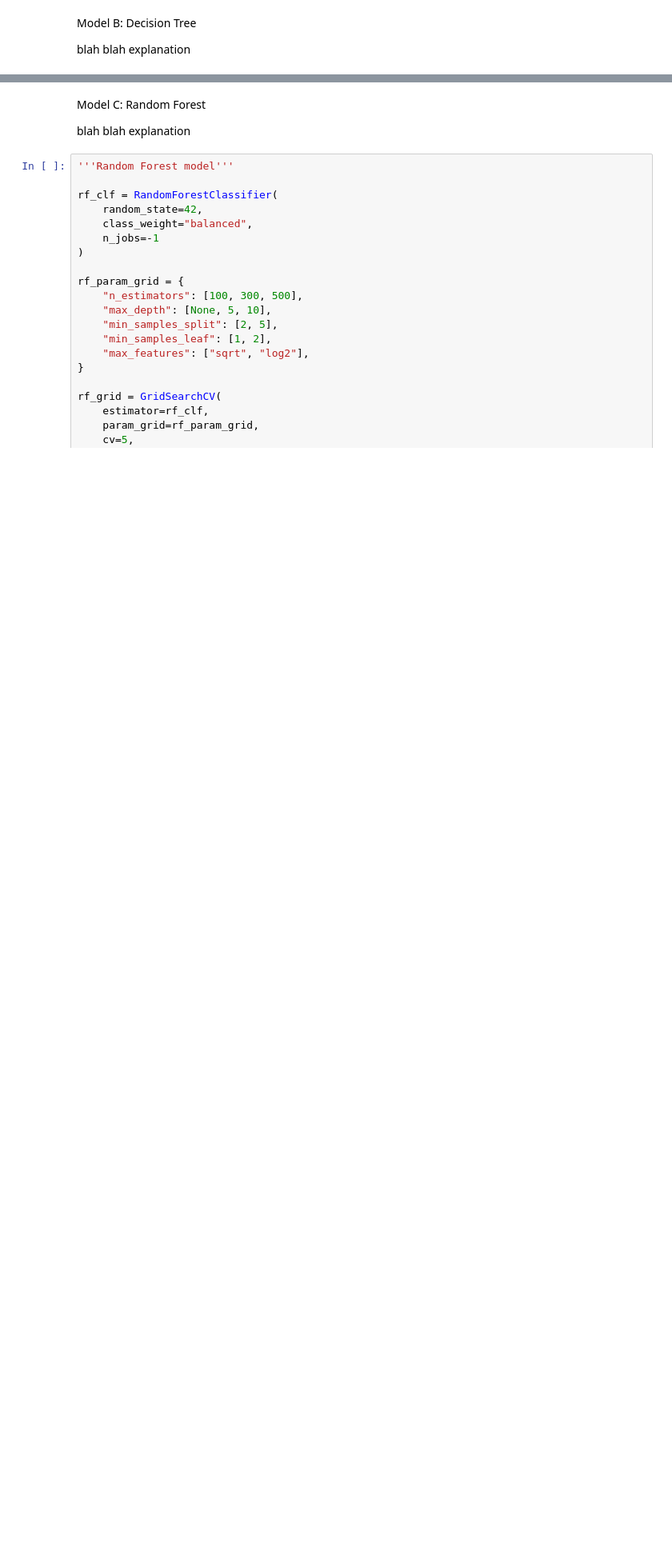
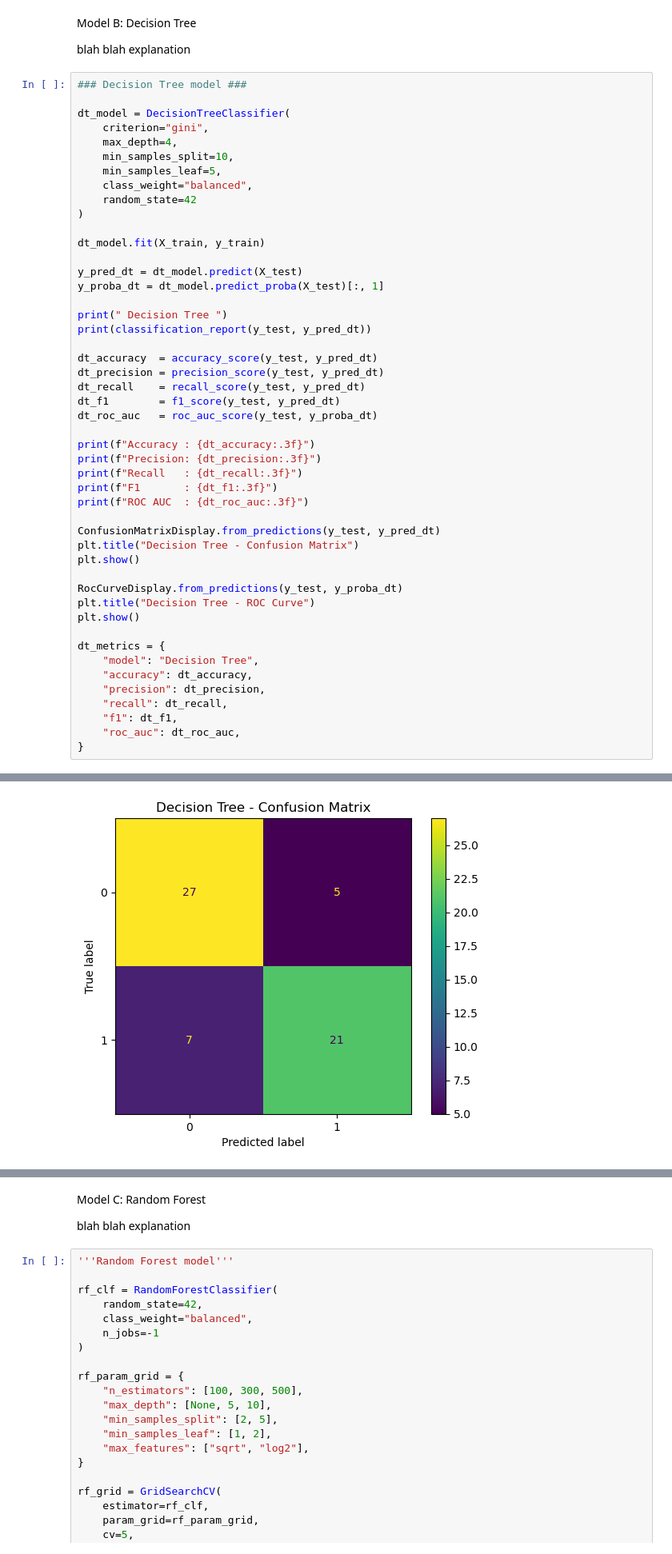
Before and after one commit to vinhbin/heartdiseaseDS, a Jupyter notebook: modeling_nb.ipynb, the cells around one changed output, grey strips where cells are left out. Shown at 80% size. Cells and saved outputs as stored; diff of their text form; blank space fills up the shorter version.

```diff
--- a/modeling_nb.ipynb
+++ b/modeling_nb.ipynb
@@ -408,3 +481,52 @@ ROC AUC  : 0.944
 Model B: Decision Tree
 
 blah blah explanation
+# %%
+### Decision Tree model ###
+
+dt_model = DecisionTreeClassifier(
+    criterion="gini",
+    max_depth=4,
+    min_samples_split=10,
+    min_samples_leaf=5,
+    class_weight="balanced",
+    random_state=42
+)
+
+dt_model.fit(X_train, y_train)
+
+y_pred_dt = dt_model.predict(X_test)
+y_proba_dt = dt_model.predict_proba(X_test)[:, 1]
+
+print(" Decision Tree ")
+print(classification_report(y_test, y_pred_dt))
+
+dt_accuracy  = accuracy_score(y_test, y_pred_dt)
+dt_precision = precision_score(y_test, y_pred_dt)
+dt_recall    = recall_score(y_test, y_pred_dt)
+dt_f1        = f1_score(y_test, y_pred_dt)
+dt_roc_auc   = roc_auc_score(y_test, y_proba_dt)
+
+print(f"Accuracy : {dt_accuracy:.3f}")
+print(f"Precision: {dt_precision:.3f}")
+print(f"Recall   : {dt_recall:.3f}")
+print(f"F1       : {dt_f1:.3f}")
+print(f"ROC AUC  : {dt_roc_auc:.3f}")
+
+ConfusionMatrixDisplay.from_predictions(y_test, y_pred_dt)
+plt.title("Decision Tree - Confusion Matrix")
+plt.show()
+
+RocCurveDisplay.from_predictions(y_test, y_proba_dt)
+plt.title("Decision Tree - ROC Curve")
+plt.show()
+
+dt_metrics = {
+    "model": "Decision Tree",
+    "accuracy": dt_accuracy,
+    "precision": dt_precision,
+    "recall": dt_recall,
+    "f1": dt_f1,
+    "roc_auc": dt_roc_auc,
+}
+# %% [output]
@@ -410,0 +548 @@ blah blah explanation
+[figure, added]
```
Also changed, not shown: parts of 12 cells of this notebook.
